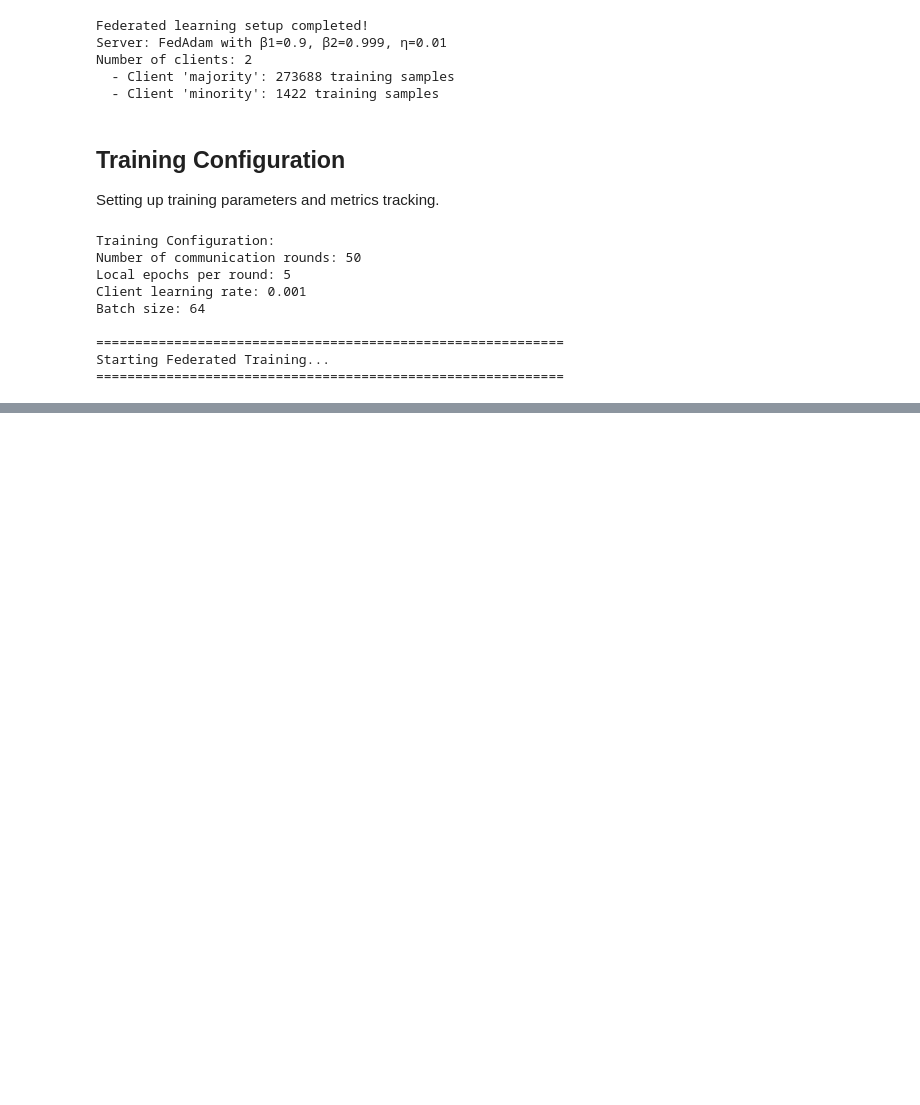
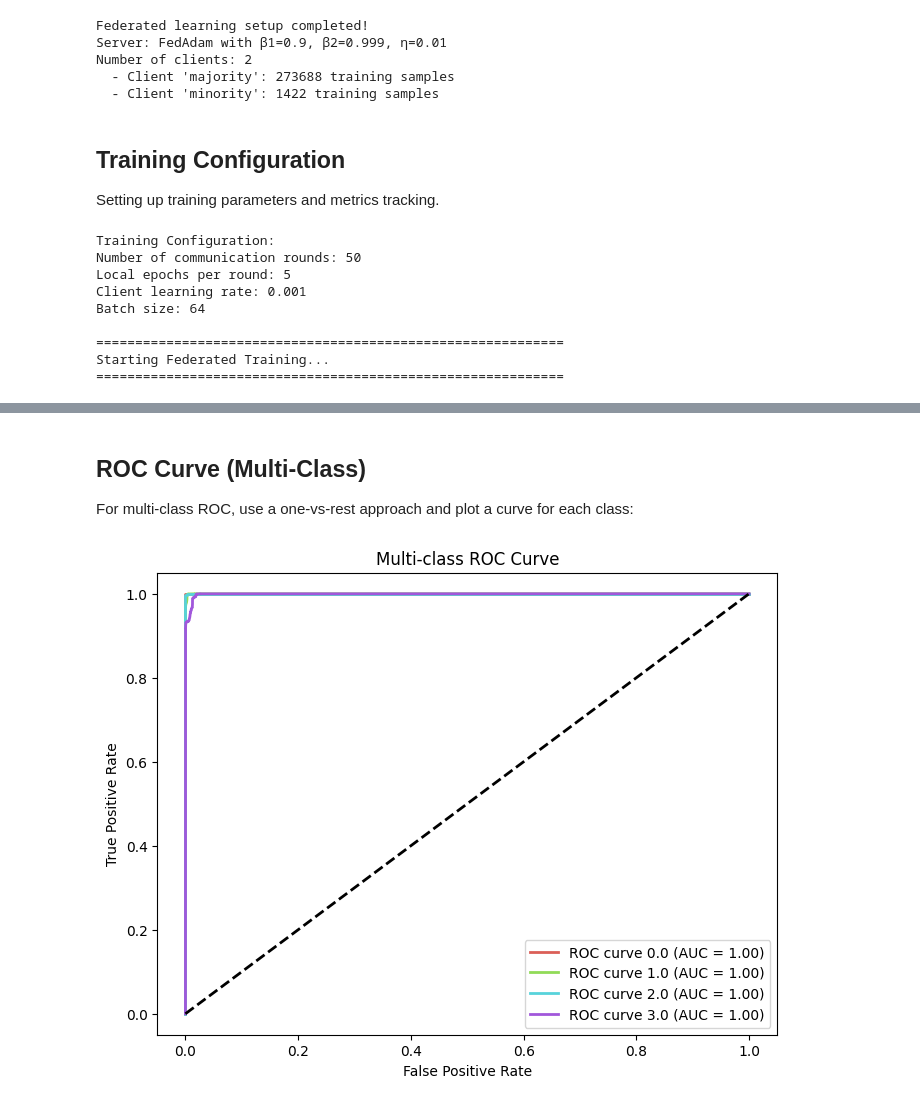
Before and after one commit to Govindds1/RTIDS-FedAdam, a Jupyter notebook: main_federated.ipynb, the cells around one changed output, grey strips where cells are left out. Cells and saved outputs as stored; diff of their text form; code cells hidden in the pictures; blank space fills up the shorter version.

```diff
--- a/main_federated.ipynb
+++ b/main_federated.ipynb
@@ -299,0 +373,40 @@ print(f"🎯 Final Global Test Accuracy: {test_accuracies[-1]:.4f}")
+# %% [markdown]
+## ROC Curve (Multi-Class)
+
+For multi-class ROC, use a one-vs-rest approach and plot a curve for each class:
+# %%
+from sklearn.preprocessing import label_binarize
+from sklearn.metrics import roc_curve, auc
+
+# Binarize the output
+y_true_bin = label_binarize(all_targets, classes=np.arange(len(label_names)))
+# Get softmax probabilities for ROC/PR
+all_probs = []
+with torch.no_grad():
+    for data, _ in client_majority.test_loader:
+        data = data.to(device)
+        output = client_majority.model(data)
+        probs = torch.softmax(output, dim=1)
+        all_probs.append(probs.cpu().numpy())
+all_probs = np.vstack(all_probs)
+
+# ROC Curve
+fpr = dict()
+tpr = dict()
+roc_auc = dict()
+for i in range(len(label_names)):
+    fpr[i], tpr[i], _ = roc_curve(y_true_bin[:, i], all_probs[:, i])
+    roc_auc[i] = auc(fpr[i], tpr[i])
+
+plt.figure(figsize=(8, 6))
+colors = sns.color_palette("hls", len(label_names))
+for i, color in zip(range(len(label_names)), colors):
+    plt.plot(fpr[i], tpr[i], color=color, lw=2, label=f'ROC curve {label_names[i]} (AUC = {roc_auc[i]:.2f})')
+plt.plot([0, 1], [0, 1], 'k--', lw=2)
+plt.xlabel('False Positive Rate')
+plt.ylabel('True Positive Rate')
+plt.title('Multi-class ROC Curve')
+plt.legend(loc="lower right")
+plt.show()
+# %% [output]
+[figure, added]
```
Also changed, not shown: parts of 7 cells of this notebook.
